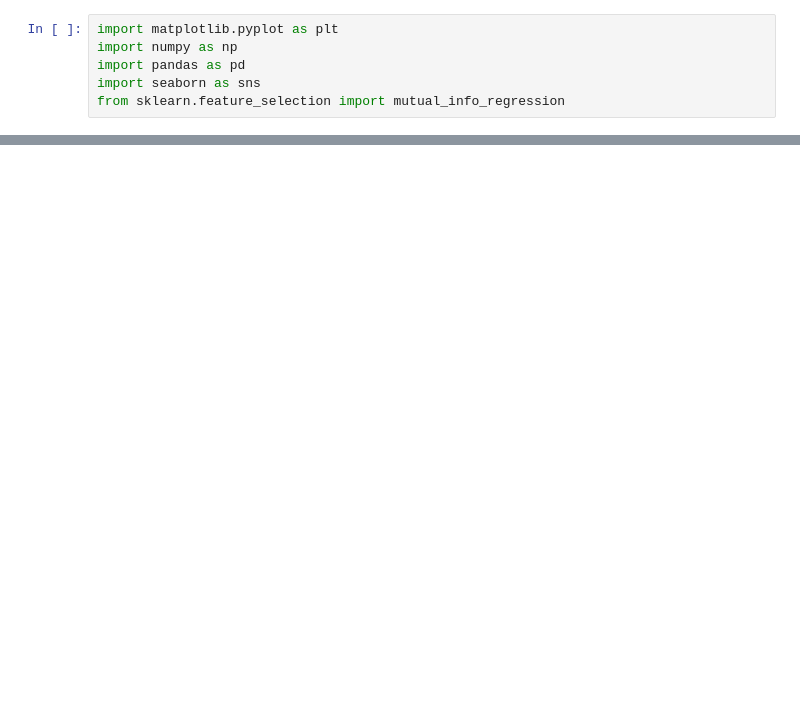
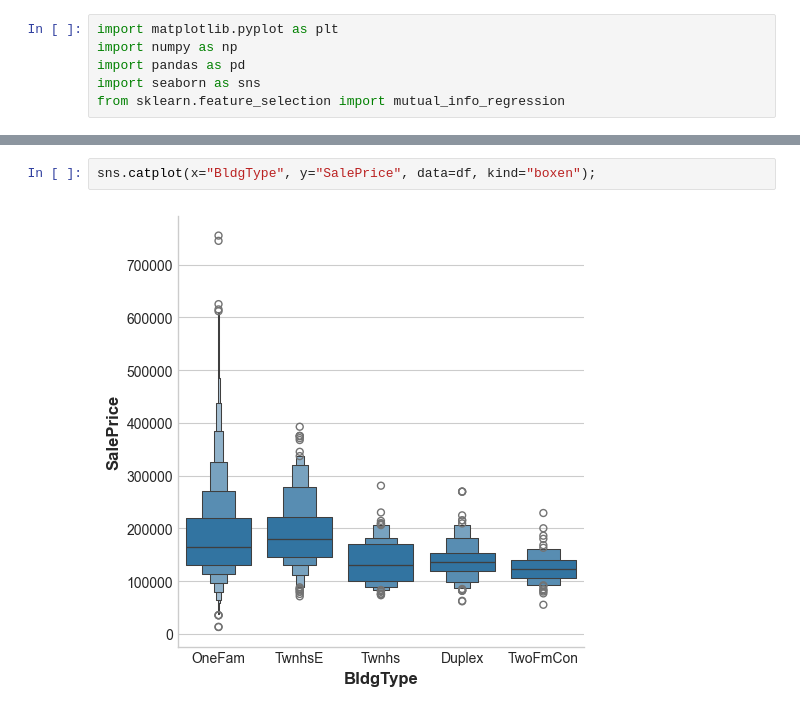
Before and after one commit to JoshuaSzenk/feature_engineering, a Jupyter notebook: feature_engineering_k2.ipynb, the cells around one changed output, grey strips where cells are left out. Drawn from its saved outputs; the diff is of its cells as text; blank space fills up the shorter version.

```diff
--- a/feature_engineering_k2.ipynb
+++ b/feature_engineering_k2.ipynb
@@ -46,0 +100,4 @@ OSError: 'seaborn-whitegrid' is not a valid package style, path of style file, U
+# %%
+sns.catplot(x="BldgType", y="SalePrice", data=df, kind="boxen");
+# %% [output]
+[figure, added]
```
Also changed, not shown: parts of 7 cells of this notebook, 1 other file.
